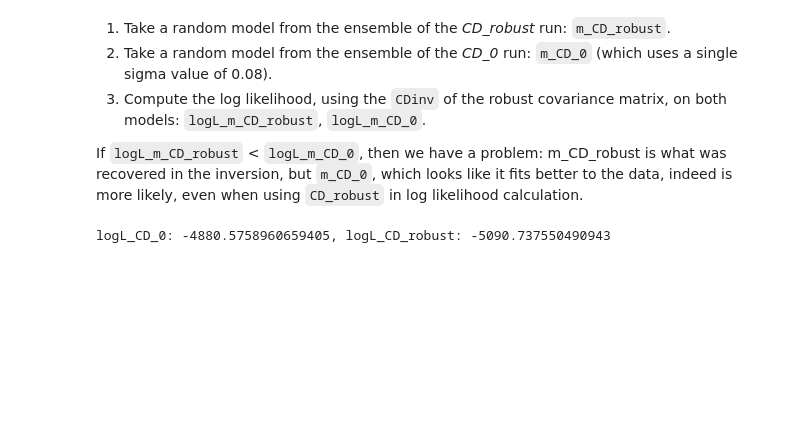
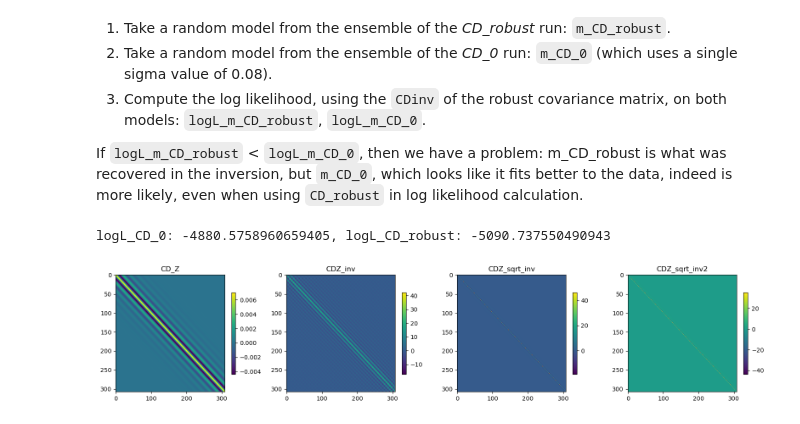
Before and after one commit to evanzzq/VespaPolPy, a Jupyter notebook: Debug.ipynb, the cells around one changed output. Cells and saved outputs as stored; diff of their text form; code cells hidden in the pictures; blank space fills up the shorter version.

```diff
--- a/Debug.ipynb
+++ b/Debug.ipynb
@@ -668,3 +668,36 @@ logL_CD_robust = compute_log_likelihood(U_obs, U_CD_robust, CDinv=CDinv)
 print(f"logL_CD_0: {logL_CD_0}, logL_CD_robust: {logL_CD_robust}")
 # %% [output]
 logL_CD_0: -4880.5758960659405, logL_CD_robust: -5090.737550490943
+# %%
+import numpy as np
+import matplotlib.pyplot as plt
+import os
+
+# Path to your saved file
+filedir = "/Users/evanzhang/zzq@umd.edu - Google Drive/My Drive/Research/VespaPolPy"
+datadir = os.path.join(filedir, "RealData")
+modname = "201111221848"
+savename = os.path.join(datadir, modname, 'CD_inv_debug.npz')
+
+# Load
+data = np.load(savename)
+
+# Get all arrays in the file
+keys = list(data.keys())
+
+# Plot
+fig, axes = plt.subplots(1, len(keys), figsize=(4 * len(keys), 3.5))
+
+if len(keys) == 1:
+    axes = [axes]  # make iterable
+
+for ax, key in zip(axes, keys):
+    mat = data[key]
+    im = ax.imshow(mat, aspect='auto', cmap='viridis')
+    ax.set_title(key)
+    plt.colorbar(im, ax=ax, shrink=0.7)
+
+plt.tight_layout()
+plt.show()
+# %% [output]
+[figure, added]
```
Also changed, not shown: parts of 5 cells of this notebook, 4 other files.
